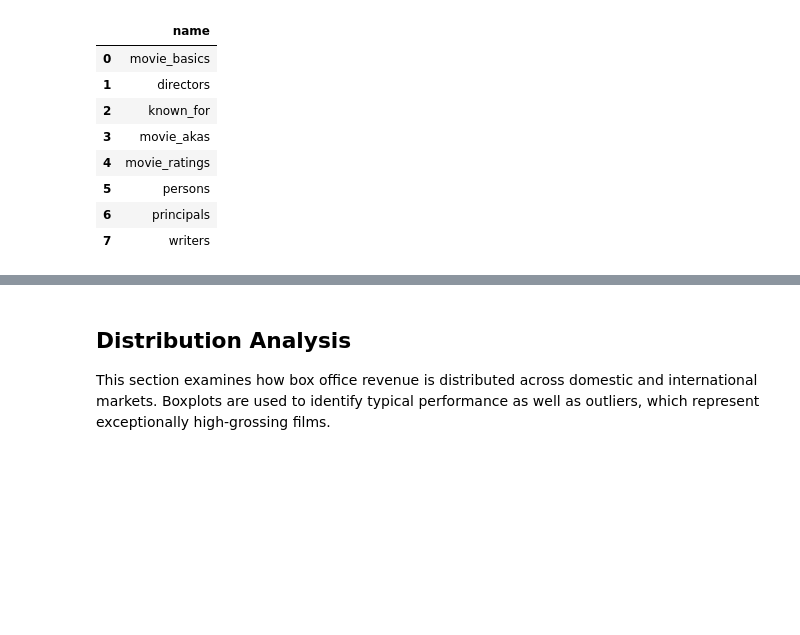
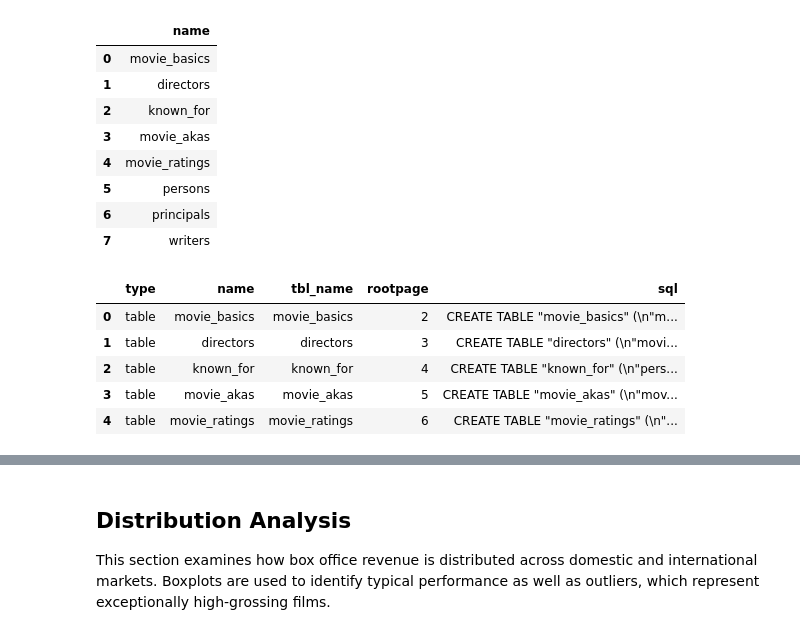
Before and after one commit to Marian-amo/Box-Office-Market-Analysis, a Jupyter notebook: index.ipynb, the cells around one changed output, grey strips where cells are left out. Saved outputs shown, nothing was run; the diff lists cells and outputs as text; code cells hidden in the pictures; blank space fills up the shorter version.

```diff
--- a/index.ipynb
+++ b/index.ipynb
@@ -151,0 +149,12 @@ conn.close()
+# %%
+#Reading sqlite_master table to see database structure
+query = 'SELECT * FROM sqlite_master;'
+df_sqlite = pd.read_sql(query, conn)
+df_sqlite.head()
+# %% [output]
+|  | type | name | tbl_name | rootpage | sql |
+| 0 | table | movie_basics | movie_basics | 2 | CREATE TABLE "movie_basics" (\n"m... |
+| 1 | table | directors | directors | 3 | CREATE TABLE "directors" (\n"movi... |
+| 2 | table | known_for | known_for | 4 | CREATE TABLE "known_for" (\n"pers... |
+| 3 | table | movie_akas | movie_akas | 5 | CREATE TABLE "movie_akas" (\n"mov... |
+| 4 | table | movie_ratings | movie_ratings | 6 | CREATE TABLE "movie_ratings" (\n"... |
```
Also changed, not shown: parts of 22 cells of this notebook.
